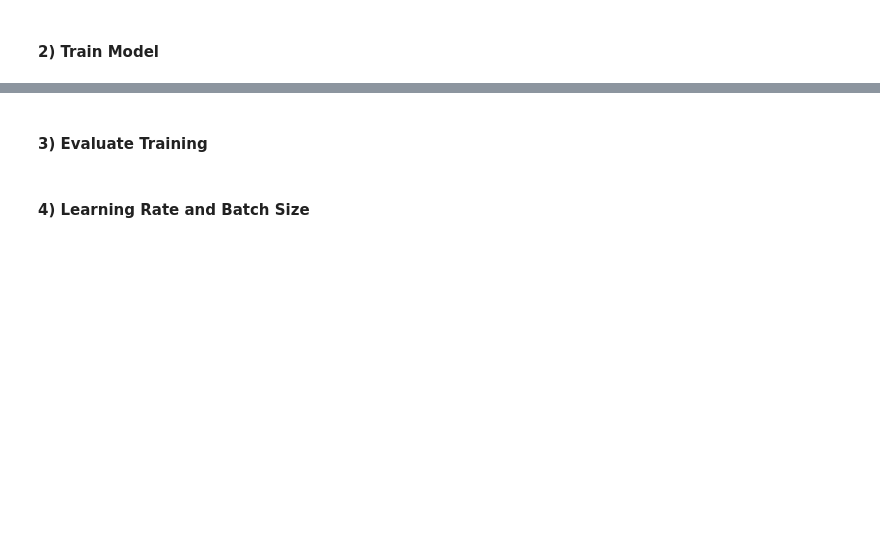
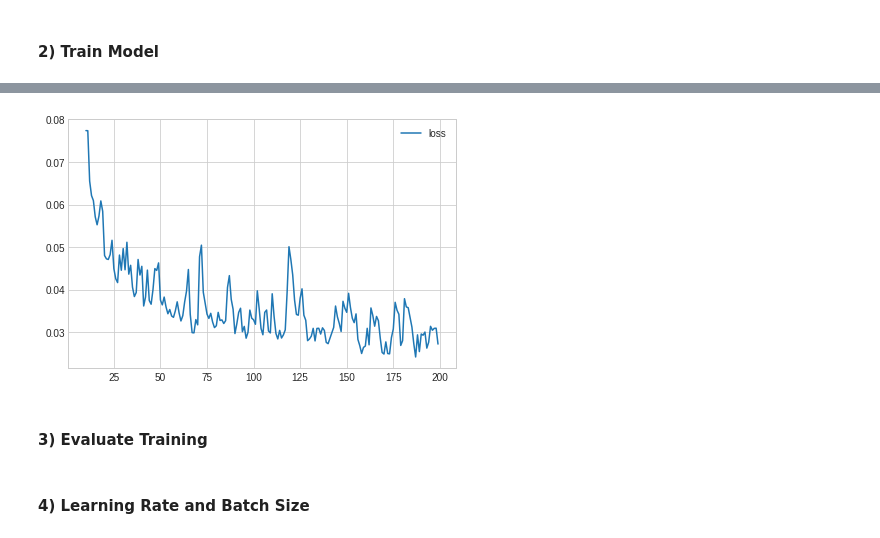
Before and after one commit to JBadawood/Kaggle, a Jupyter notebook: Intro_to_DL-Kaggle.ipynb, the cells around one changed output, grey strips where cells are left out. Drawn from its saved outputs; the diff is of its cells as text; code cells hidden in the pictures; blank space fills up the shorter version.

```diff
--- a/Intro_to_DL-Kaggle.ipynb
+++ b/Intro_to_DL-Kaggle.ipynb
@@ -1595,3 +1848,9 @@ Using stochastic gradient descent to train network.
+# %%
+history_df = pd.DataFrame(history.history)
+# Start the plot at epoch 10. You can change this to get a different view.
+history_df.loc[10:, ['loss']].plot();
+# %% [output]
+[figure, added]
 # %% [markdown]
 #### 3) Evaluate Training
 # %% [markdown]
```
Also changed, not shown: parts of 34 cells of this notebook.
